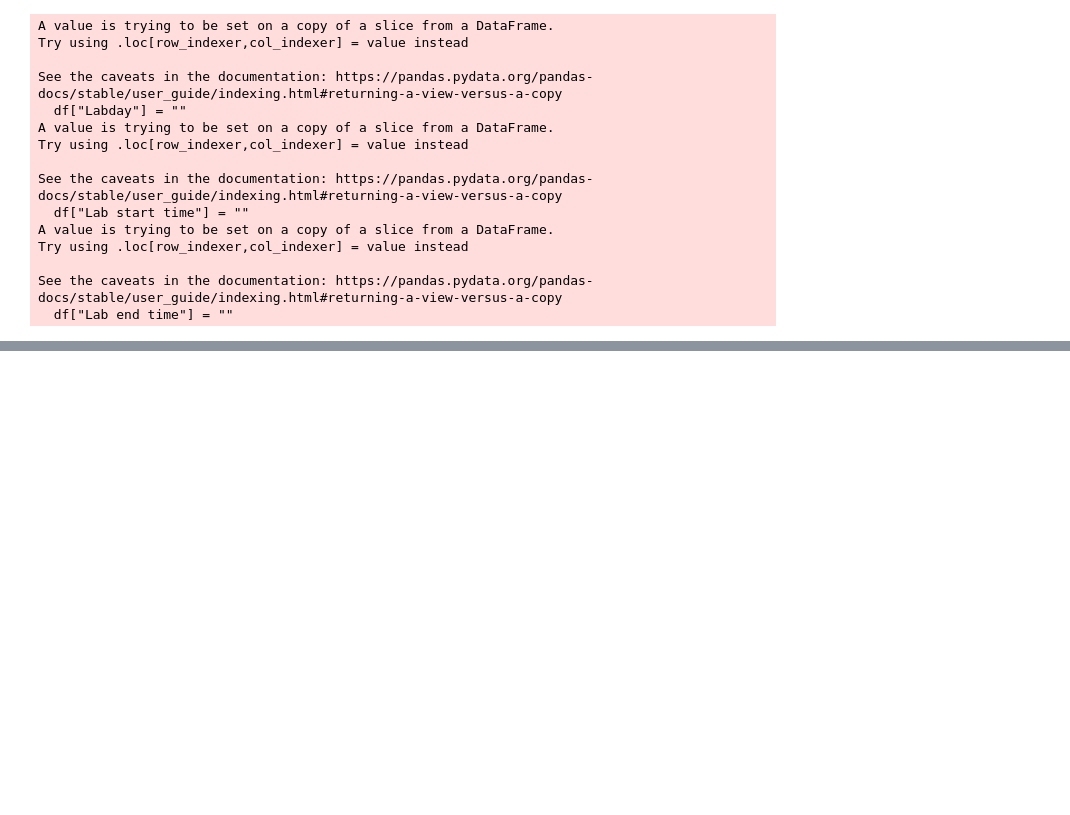
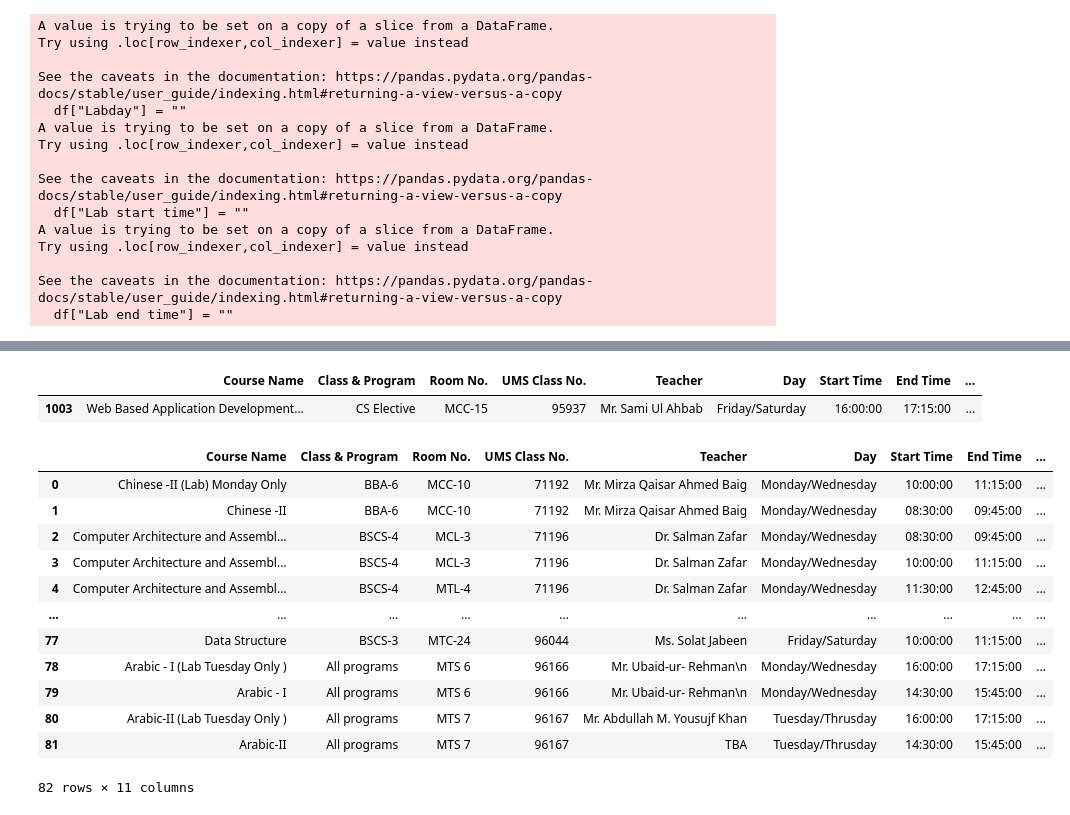
Before and after one commit to IRTIZA-ZAIDI/schedule-maker, a Jupyter notebook: Scheduke maker/dataFormating.ipynb, the cells around one changed output, grey strips where cells are left out. Saved outputs shown, nothing was run; the diff lists cells and outputs as text; code cells hidden in the pictures; blank space fills up the shorter version.

```diff
--- a/Scheduke maker/dataFormating.ipynb
+++ b/Scheduke maker/dataFormating.ipynb
@@ -274,0 +228,3 @@ df[df["UMS Class  No."].str.contains("71196")]
+# %%
+# Create a new DataFrame to store the updated rows
+updated_df = pd.DataFrame(columns=df.columns)
@@ -274,0 +304,26 @@ df[df["UMS Class  No."].str.contains("71196")]
+# %%
+web_dev_courses = df[
+    df["Course Name"].str.contains(
+        "Web Based Application Development  Only Friday", case=False, na=False
+    )
+]
+web_dev_courses
+# %% [output]
+|  | Course Name | Class & Program | Room No. | UMS Class No. | Teacher | Day | Start Time | End Time | ... |
+| 1003 | Web Based Application Development... | CS Elective | MCC-15 | 95937 | Mr. Sami Ul Ahbab | Friday/Saturday | 16:00:00 | 17:15:00 | ... |
+# %%
+updated_df
+# %% [output]
+|  | Course Name | Class & Program | Room No. | UMS Class No. | Teacher | Day | Start Time | End Time | ... |
+| 0 | Chinese -II (Lab) Monday Only | BBA-6 | MCC-10 | 71192 | Mr. Mirza Qaisar Ahmed Baig | Monday/Wednesday | 10:00:00 | 11:15:00 | ... |
+| 1 | Chinese -II | BBA-6 | MCC-10 | 71192 | Mr. Mirza Qaisar Ahmed Baig | Monday/Wednesday | 08:30:00 | 09:45:00 | ... |
+| 2 | Computer Architecture and Assembl... | BSCS-4 | MCL-3 | 71196 | Dr. Salman Zafar | Monday/Wednesday | 08:30:00 | 09:45:00 | ... |
+| 3 | Computer Architecture and Assembl... | BSCS-4 | MCL-3 | 71196 | Dr. Salman Zafar | Monday/Wednesday | 10:00:00 | 11:15:00 | ... |
+| 4 | Computer Architecture and Assembl... | BSCS-4 | MTL-4 | 71196 | Dr. Salman Zafar | Monday/Wednesday | 11:30:00 | 12:45:00 | ... |
+| ... | ... | ... | ... | ... | ... | ... | ... | ... | ... |
+| 77 | Data Structure | BSCS-3 | MTC-24 | 96044 | Ms. Solat Jabeen | Friday/Saturday | 10:00:00 | 11:15:00 | ... |
+| 78 | Arabic - I (Lab Tuesday Only ) | All programs | MTS 6 | 96166 | Mr. Ubaid-ur- Rehman\n | Monday/Wednesday | 16:00:00 | 17:15:00 | ... |
+| 79 | Arabic - I | All programs | MTS 6 | 96166 | Mr. Ubaid-ur- Rehman\n | Monday/Wednesday | 14:30:00 | 15:45:00 | ... |
+| 80 | Arabic-II (Lab Tuesday Only ) | All programs | MTS 7 | 96167 | Mr. Abdullah M. Yousujf Khan | Tuesday/Thrusday | 16:00:00 | 17:15:00 | ... |
+| 81 | Arabic-II | All programs | MTS 7 | 96167 | TBA | Tuesday/Thrusday | 14:30:00 | 15:45:00 | ... |
+82 rows × 11 columns
```
Also changed, not shown: parts of 22 cells of this notebook.
